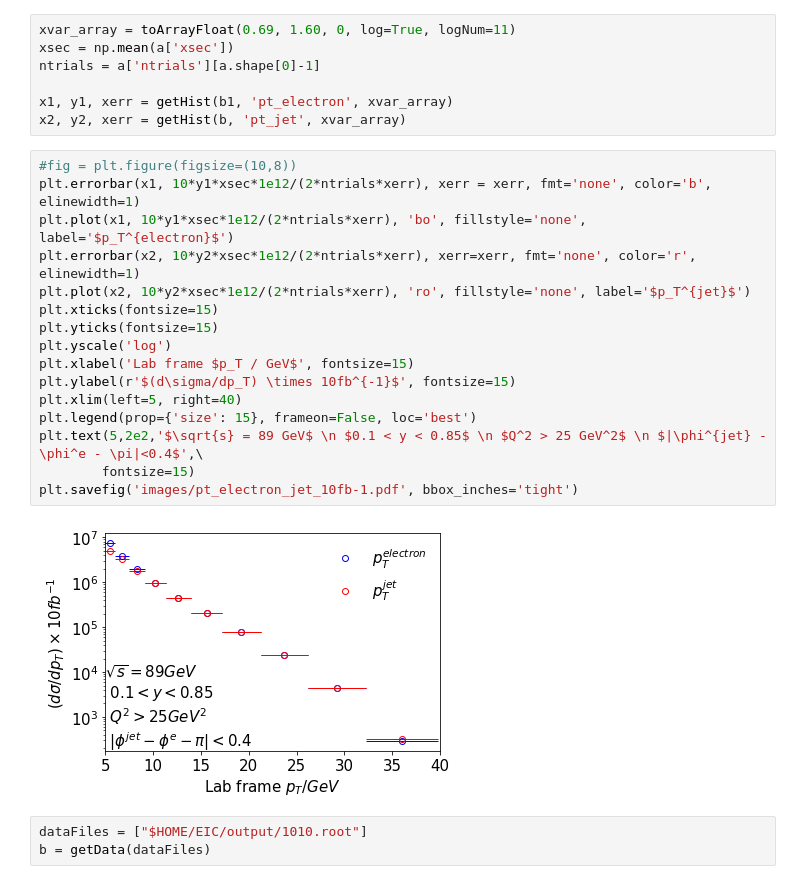
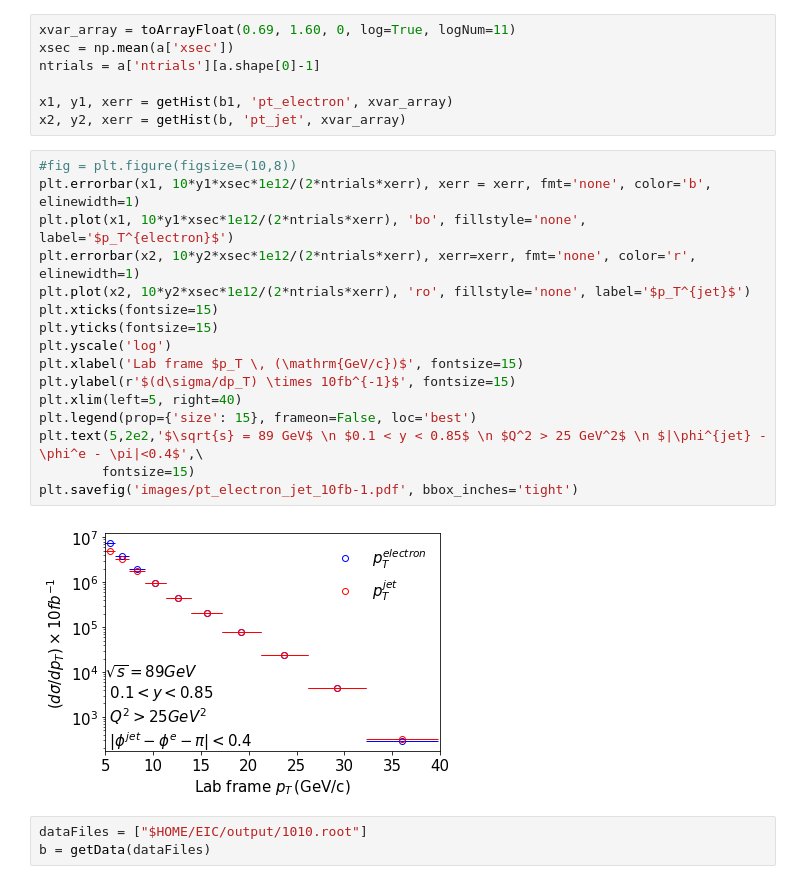
Before and after one commit to y-song/notebooks, a Jupyter notebook: pt_electron_jet_cross_section.ipynb, the cells around one changed output. Saved outputs shown, nothing was run; the diff lists cells and outputs as text.

```diff
--- a/pt_electron_jet_cross_section.ipynb
+++ b/pt_electron_jet_cross_section.ipynb
@@ -72,21 +75,21 @@ x2, y2, xerr = getHist(b, 'pt_jet', xvar_array)
 # %%
 #fig = plt.figure(figsize=(10,8))
 plt.errorbar(x1, 10*y1*xsec*1e12/(2*ntrials*xerr), xerr = xerr, fmt='none', color='b', elinewidth=1)
 plt.plot(x1, 10*y1*xsec*1e12/(2*ntrials*xerr), 'bo', fillstyle='none', label='$p_T^{electron}$')
 plt.errorbar(x2, 10*y2*xsec*1e12/(2*ntrials*xerr), xerr=xerr, fmt='none', color='r', elinewidth=1)
 plt.plot(x2, 10*y2*xsec*1e12/(2*ntrials*xerr), 'ro', fillstyle='none', label='$p_T^{jet}$')
 plt.xticks(fontsize=15)
 plt.yticks(fontsize=15)
 plt.yscale('log')
-plt.xlabel('Lab frame $p_T / GeV$', fontsize=15)
+plt.xlabel('Lab frame $p_T \, (\mathrm{GeV/c})$', fontsize=15)
 plt.ylabel(r'$(d\sigma/dp_T) \times 10fb^{-1}$', fontsize=15)
 plt.xlim(left=5, right=40)
 plt.legend(prop={'size': 15}, frameon=False, loc='best')
 plt.text(5,2e2,'$\sqrt{s} = 89 GeV$ \n $0.1 < y < 0.85$ \n $Q^2 > 25 GeV^2$ \n $|\phi^{jet} - \phi^e - \pi|<0.4$',\
         fontsize=15)
 plt.savefig('images/pt_electron_jet_10fb-1.pdf', bbox_inches='tight')
 # %% [output]
-[figure, old version]
+[figure, new version]
 # %%
 dataFiles = ["$HOME/EIC/output/1010.root"]
 b = getData(dataFiles)
```
Also changed, not shown: parts of 2 cells of this notebook.
